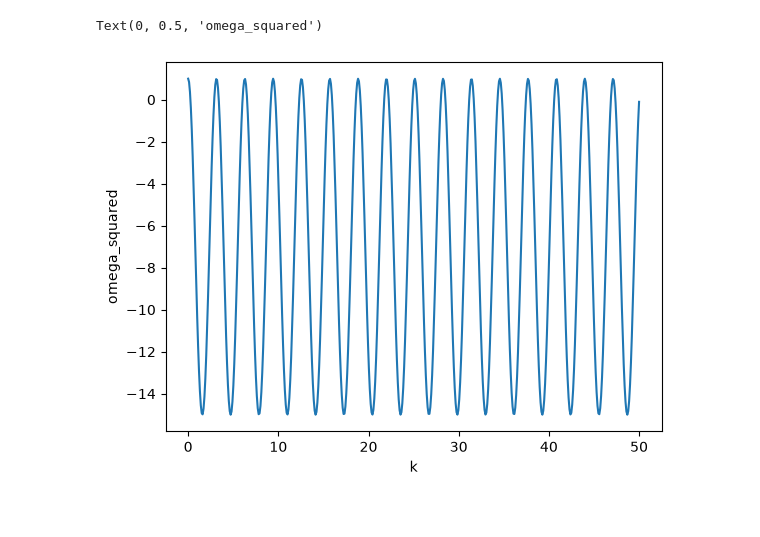
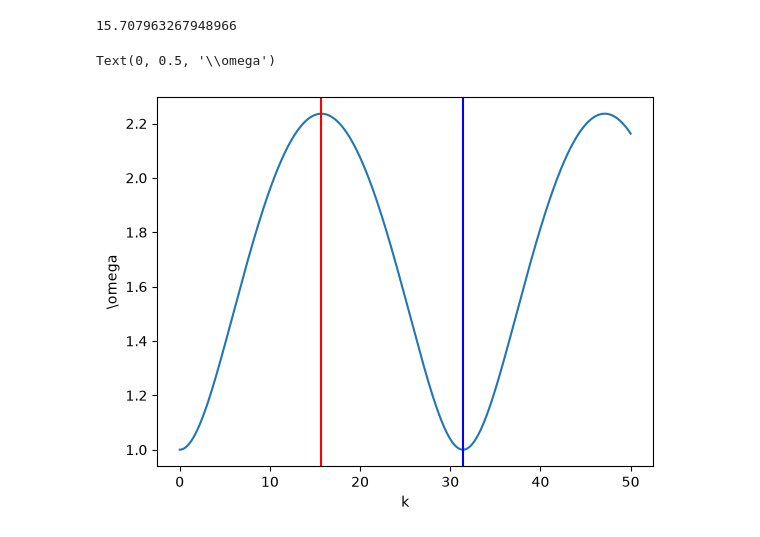
Before and after one commit to drraurau/Brown_Dwarf_Chain, a Jupyter notebook: ChainODEequation.ipynb, the cells around one changed output. Drawn from its saved outputs; the diff is of its cells as text; code cells hidden in the pictures.

```diff
--- a/ChainODEequation.ipynb
+++ b/ChainODEequation.ipynb
@@ -8,9 +11,9 @@ def params(alpha, keff, r_0):
     return {'alpha':alpha, 'keff_constant':keff, 'equilibrium_distance': r_0}
 
 
-params = params(0.5,4.0,1.0)
+params = params(0.5,1,0.1)
 # %%
-k = np.linspace(0,50,500)
+k = np.linspace(0,50,1000)
 
 
 def omega_squared(params, k):
@@ -19,10 +22,24 @@ def omega_squared(params, k):
     r_0 = params['equilibrium_distance']
 
 #defining equation
-    return 2*alpha - 4*keff*np.sin(k*r_0)**2
+    return np.sqrt(2*alpha + 4*keff*np.sin(k*r_0)**2)
+
+def maximum(params):
+    r_0 = params['equilibrium_distance']
+
+    return np.pi/r_0
+
+
+a = maximum(params)/2
+
+print(a)
+# %% [output]
+15.707963267948966
 # %%
 plt.plot(k,omega_squared(params,k))
-plt.xlabel('k'); plt.ylabel('omega_squared')
+plt.axvline(x = a, color = 'r', label ='maximum_k')
+plt.axvline(x = maximum(params), color = 'b', label ='maximum_k')
+plt.xlabel('k'); plt.ylabel(f'\omega')
 # %% [output]
-Text(0, 0.5, 'omega_squared')
+Text(0, 0.5, '\\omega')
-[figure, old version]
+[figure, new version]
```
Also changed, not shown: parts of 4 cells of this notebook, 2 other files.
